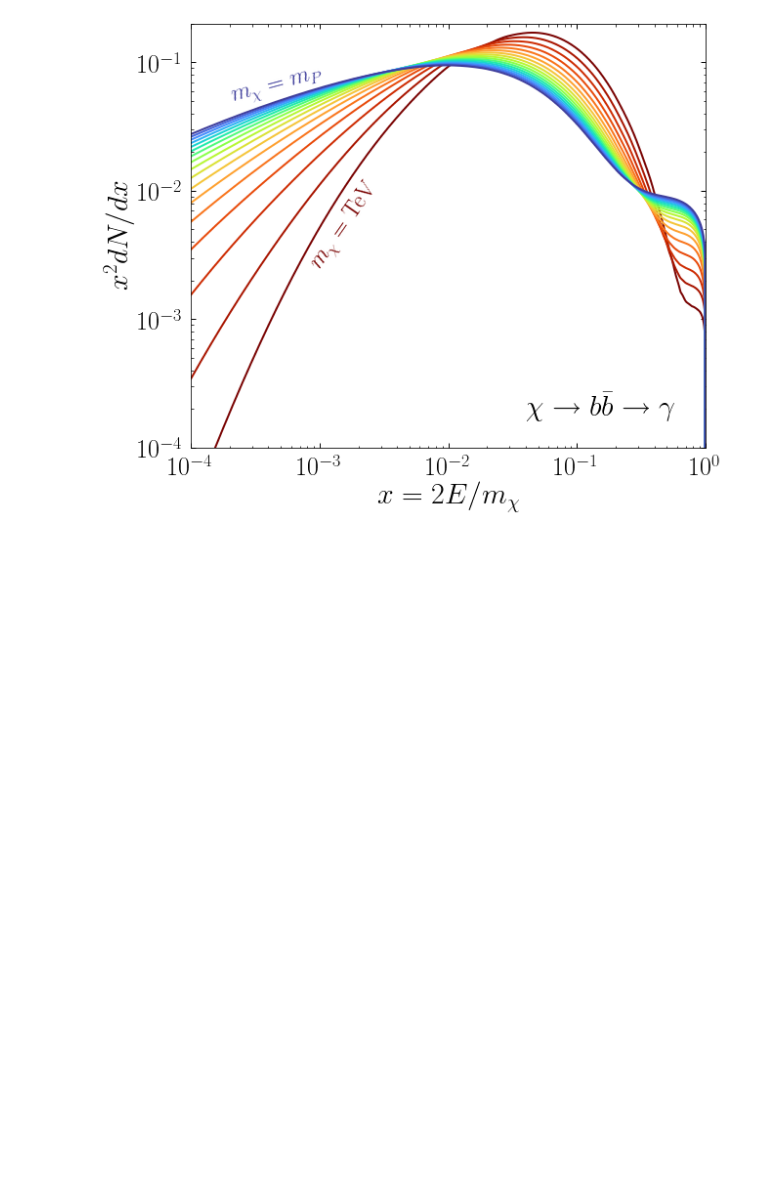
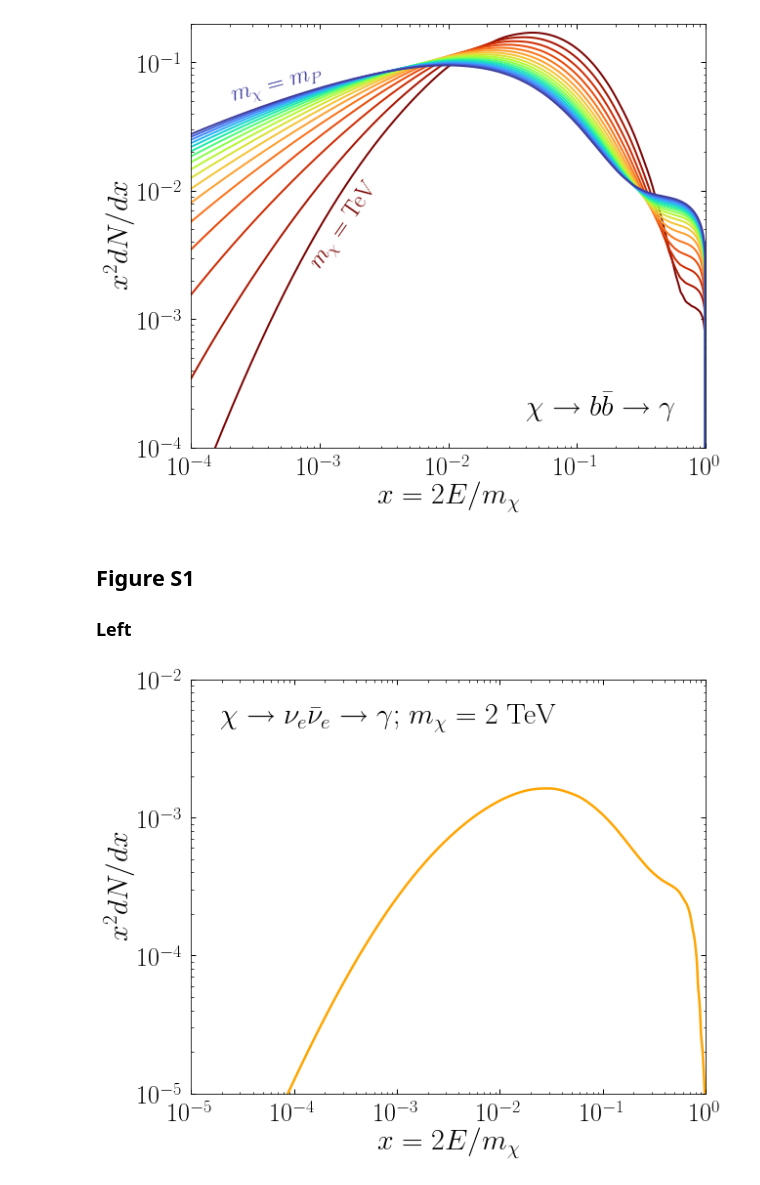
Before and after one commit to nickrodd/HDMSpectra, a Jupyter notebook: examples/ReproducingPlots.ipynb, the cells around one changed output. Drawn from its saved outputs; the diff is of its cells as text; code cells hidden in the pictures; blank space fills up the shorter version.

```diff
--- a/examples/ReproducingPlots.ipynb
+++ b/examples/ReproducingPlots.ipynb
@@ -85,3 +120,33 @@ plt.savefig('./bbbar_allM.pdf',bbox_inches='tight')
 plt.show()
 # %% [output]
 [figure]
+# %% [markdown]
+## Figure S1
+
+### Left
+# %%
+mDM = 2.e3 # mass [GeV]
+x = np.logspace(-5.,0.,1000) # energy fractions
+
+high_id = 12 # pdg id of high scale state, indicating decay to nue and anti-nue
+low_id = 22 # low scale id, here photon
+
+gam = HDMSpectra.spec(low_id, high_id, x, mDM)
+
+fig, ax = plt.subplots(1, figsize=(10/1.1, 8/1.1))
+
+plt.plot(x, x**2.*gam,
+         lw=2.5, c='orange')
+
+plt.xscale('log')
+plt.yscale('log')
+plt.xlim([1.e-5,1.])
+plt.ylim([1.e-5,1.e-2])
+plt.xlabel(r"$x = 2E/m_{\chi}$", fontsize=30)
+plt.ylabel(r"$x^2 dN/dx$", fontsize=30)
+plt.text(1.9e-5,10**(-2.35),r'$\chi \to \nu_e \bar{\nu}_e \to \gamma$; $m_{\chi} =2$ TeV', fontsize=30)
+
+plt.tight_layout()
+plt.show()
+# %% [output]
+[figure, added]
```
Also changed, not shown: parts of 11 cells of this notebook, 1 other file.
